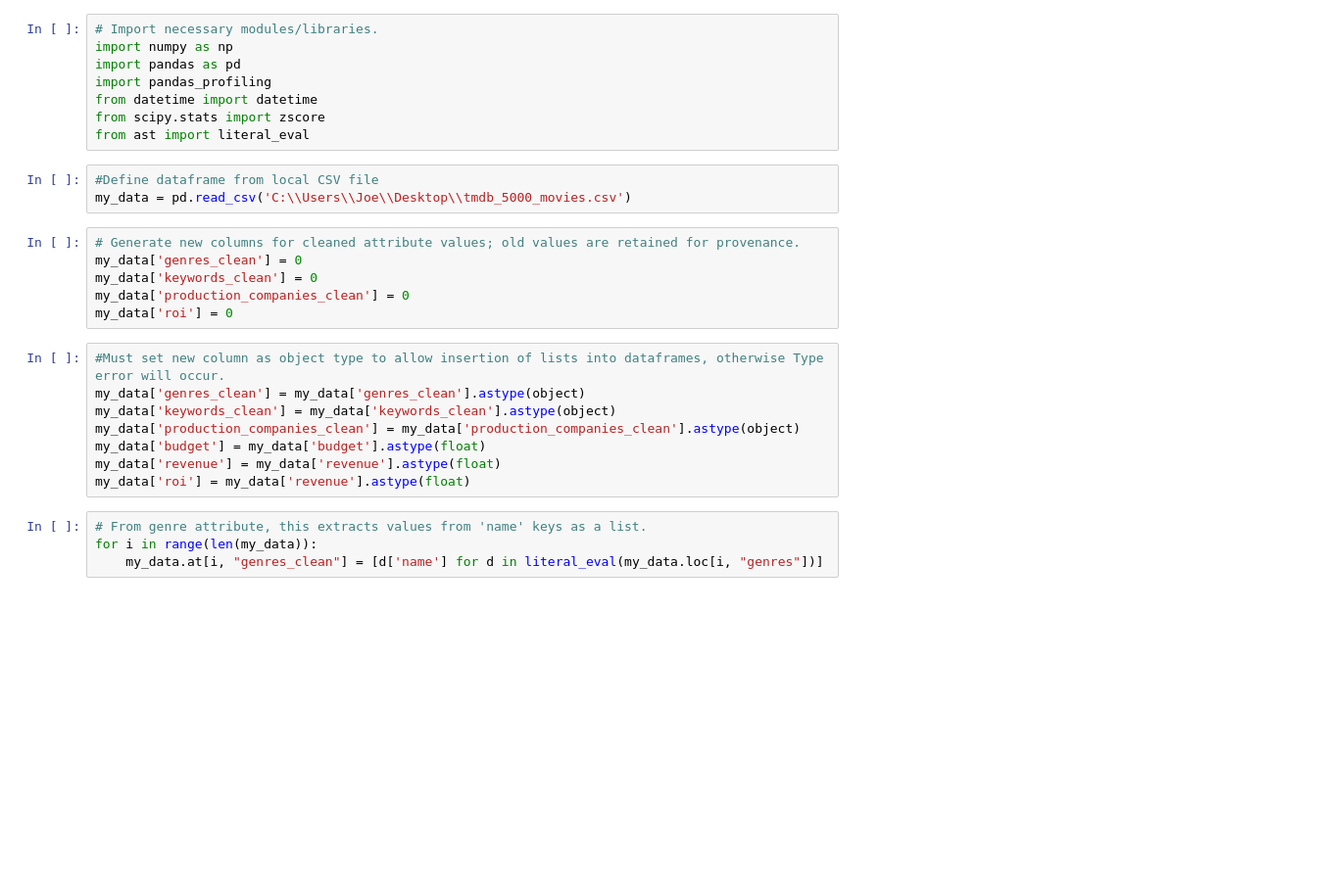
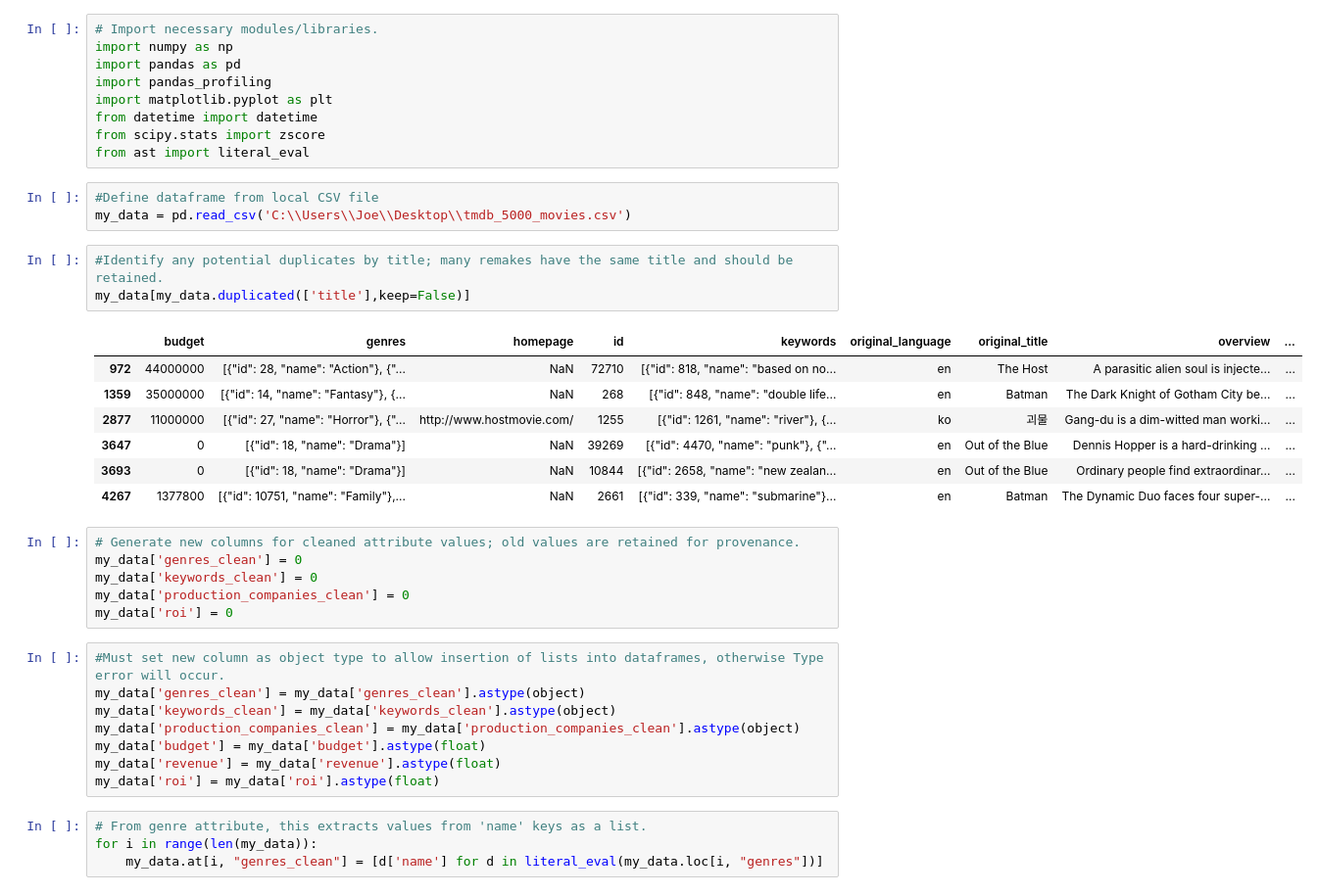
Before and after one commit to joerware/TheMinerLeaguers, a Jupyter notebook: TheMinerLeaguers.ipynb, the cells around one changed output. Shown at 98% size. Saved outputs shown, nothing was run; the diff lists cells and outputs as text; blank space fills up the shorter version.

```diff
--- a/TheMinerLeaguers.ipynb
+++ b/TheMinerLeaguers.ipynb
@@ -3,12 +3,24 @@
 import numpy as np
 import pandas as pd
 import pandas_profiling
+import matplotlib.pyplot as plt
 from datetime import datetime
 from scipy.stats import zscore
 from ast import literal_eval
 # %%
 #Define dataframe from local CSV file
 my_data = pd.read_csv('C:\\Users\\Joe\\Desktop\\tmdb_5000_movies.csv')
+# %%
+#Identify any potential duplicates by title; many remakes have the same title and should be retained.
+my_data[my_data.duplicated(['title'],keep=False)]
+# %% [output]
+|  | budget | genres | homepage | id | keywords | original_language | original_title | overview | ... |
+| 972 | 44000000 | [{"id": 28, "name": "Action"}, {"... | NaN | 72710 | [{"id": 818, "name": "based on no... | en | The Host | A parasitic alien soul is injecte... | ... |
+| 1359 | 35000000 | [{"id": 14, "name": "Fantasy"}, {... | NaN | 268 | [{"id": 848, "name": "double life... | en | Batman | The Dark Knight of Gotham City be... | ... |
+| 2877 | 11000000 | [{"id": 27, "name": "Horror"}, {"... | http://www.hostmovie.com/ | 1255 | [{"id": 1261, "name": "river"}, {... | ko | 괴물 | Gang-du is a dim-witted man worki... | ... |
+| 3647 | 0 | [{"id": 18, "name": "Drama"}] | NaN | 39269 | [{"id": 4470, "name": "punk"}, {"... | en | Out of the Blue | Dennis Hopper is a hard-drinking ... | ... |
+| 3693 | 0 | [{"id": 18, "name": "Drama"}] | NaN | 10844 | [{"id": 2658, "name": "new zealan... | en | Out of the Blue | Ordinary people find extraordinar... | ... |
+| 4267 | 1377800 | [{"id": 10751, "name": "Family"},... | NaN | 2661 | [{"id": 339, "name": "submarine"}... | en | Batman | The Dynamic Duo faces four super-... | ... |
 # %%
 # Generate new columns for cleaned attribute values; old values are retained for provenance.
 my_data['genres_clean'] = 0
@@ -22,7 +34,7 @@ my_data['keywords_clean'] = my_data['keywords_clean'].astype(object)
 my_data['production_companies_clean'] = my_data['production_companies_clean'].astype(object)
 my_data['budget'] = my_data['budget'].astype(float)
 my_data['revenue'] = my_data['revenue'].astype(float)
-my_data['roi'] = my_data['revenue'].astype(float)
+my_data['roi'] = my_data['roi'].astype(float)
 # %%
 # From genre attribute, this extracts values from 'name' keys as a list.
 for i in range(len(my_data)):
```
Also changed, not shown: parts of 8 cells of this notebook, 1 other file.
